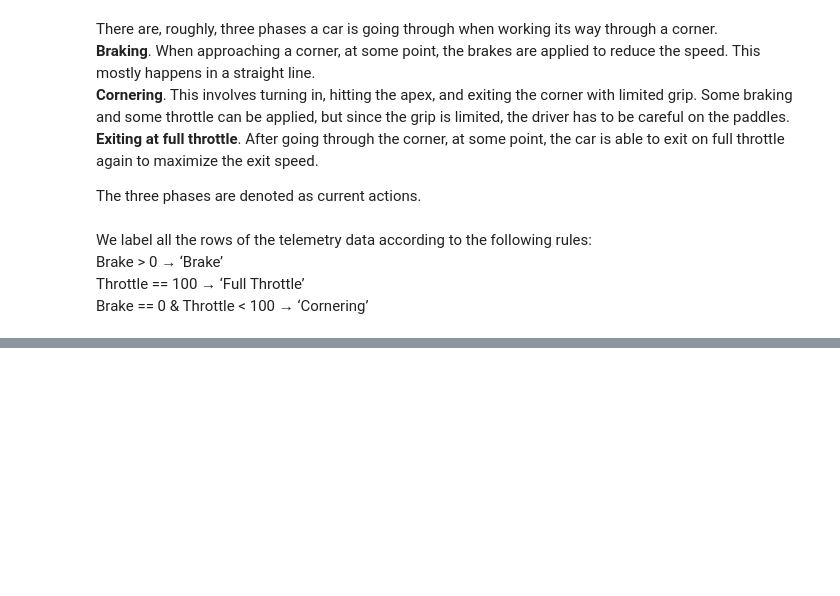
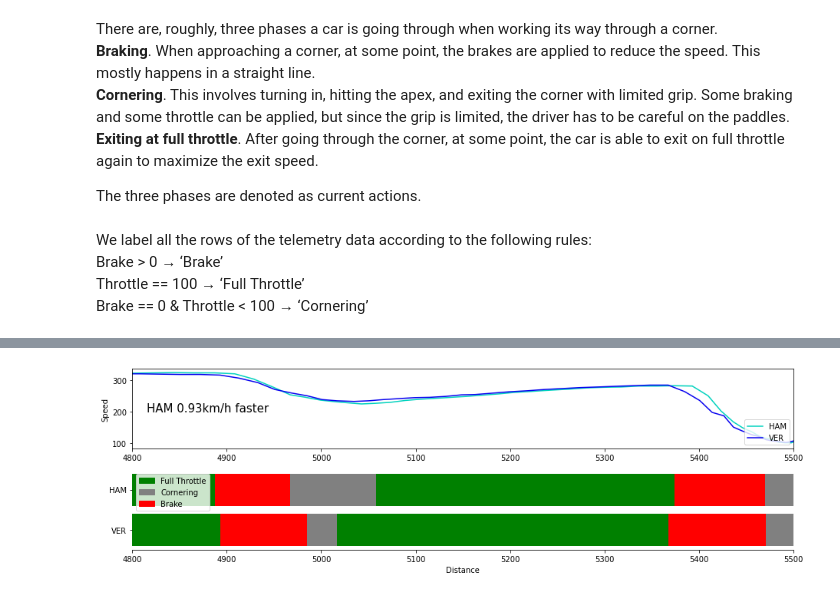
Before and after one commit to mosesmulwa-bebop/F1-AWS-Corner-Analysis-in-Python, a Jupyter notebook: AWS_Corner_Analysis.ipynb, the cells around one changed output, grey strips where cells are left out. Cells and saved outputs as stored; diff of their text form; code cells hidden in the pictures; blank space fills up the shorter version.

```diff
--- a/AWS_Corner_Analysis.ipynb
+++ b/AWS_Corner_Analysis.ipynb
@@ -94,0 +114,99 @@ telemetry_driver_2.loc[(telemetry_driver_2['Brake'] == 0) & (telemetry_driver_2[
+# %%
+# Calculating average speed
+avg_speed_driver_1 = np.mean(telemetry_driver_1['Speed'].loc[
+    (telemetry_driver_1['Distance'] >= distance_min) &
+        (telemetry_driver_1['Distance'] >= distance_max)
+])
+
+
+avg_speed_driver_2 = np.mean(telemetry_driver_2['Speed'].loc[
+    (telemetry_driver_2['Distance'] >= distance_min) &
+        (telemetry_driver_2['Distance'] >= distance_max)
+])
+
+if avg_speed_driver_1 > avg_speed_driver_2:
+    speed_text = f"{driver_1} {round(avg_speed_driver_1 - avg_speed_driver_2,2)}km/h faster"
+else:
+    speed_text = f"{driver_1} {round(avg_speed_driver_2 - avg_speed_driver_1,2)}km/h faster"
+# %%
+##############################
+#
+# Setting everything up
+#
+##############################
+plt.rcParams["figure.figsize"] = [13, 4]
+plt.rcParams["figure.autolayout"] = True
+
+telemetry_colors = {
+    'Full Throttle': 'green',
+    'Cornering': 'grey',
+    'Brake': 'red',
+}
+
+fig, ax = plt.subplots(2)
+
+
+##############################
+#
+# Lineplot for speed
+#
+##############################
+ax[0].plot(telemetry_driver_1['Distance'], telemetry_driver_1['Speed'], label=driver_1, color=ff1.plotting.team_color(team_driver_1))
+ax[0].plot(telemetry_driver_2['Distance'], telemetry_driver_2['Speed'], label=driver_2, color=ff1.plotting.team_color(team_driver_2))
+
+# Speed difference
+ax[0].text(distance_min + 15,200, speed_text, fontsize = 15)
+
+ax[0].set(ylabel='Speed')
+ax[0].legend(loc="lower right")
+
+
+##############################
+#
+# Horizontal barplot for telemetry
+#
+##############################
+for driver in [driver_1, driver_2]:
+    driver_actions = all_actions.loc[all_actions['Driver'] == driver]
+
+    previous_action_end = 0
+    for _, action in driver_actions.iterrows():
+        ax[1].barh(
+            [driver],
+            action['DistanceDelta'],
+            left=previous_action_end,
+            color=telemetry_colors[action['CurrentAction']]
+        )
+
+        previous_action_end = previous_action_end + action['DistanceDelta']
+
+
+##############################
+#
+# Styling of the plot
+#
+##############################
+# Set x-label
+plt.xlabel('Distance')
+
+# Invert y-axis
+plt.gca().invert_yaxis()
+
+# Remove frame from plot
+ax[1].spines['top'].set_visible(False)
+ax[1].spines['right'].set_visible(False)
+ax[1].spines['left'].set_visible(False)
+
+# Add legend
+labels = list(telemetry_colors.keys())
+handles = [plt.Rectangle((0,0),1,1, color=telemetry_colors[label]) for label in labels]
+ax[1].legend(handles, labels)
+
+# Zoom in on the specific part we want to see
+ax[0].set_xlim(distance_min, distance_max)
+ax[1].set_xlim(distance_min, distance_max)
+
+# Save the plot
+plt.savefig('2021_Silverstone_Q_HAM_vs_VER_Corner_Analysis.png', dpi=300)
+# %% [output]
+[figure, added]
```
Also changed, not shown: parts of 6 cells of this notebook, 4 other files.
